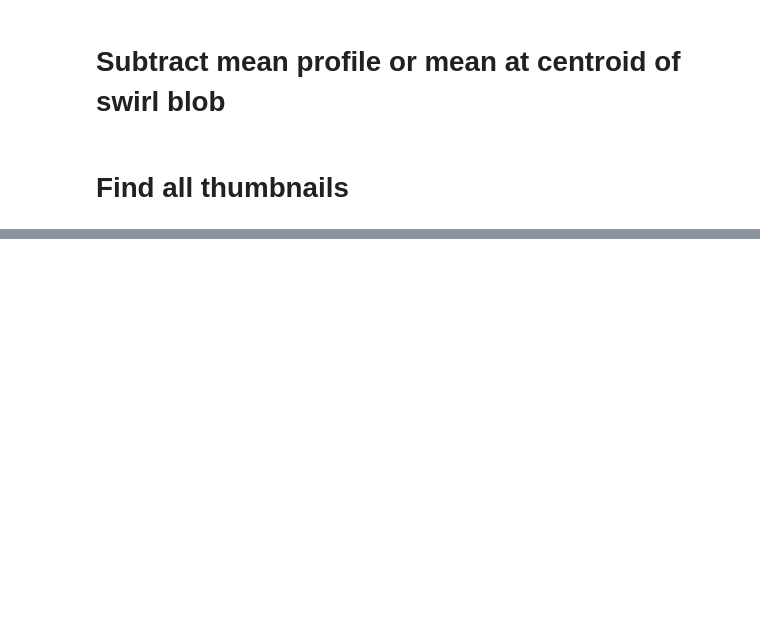
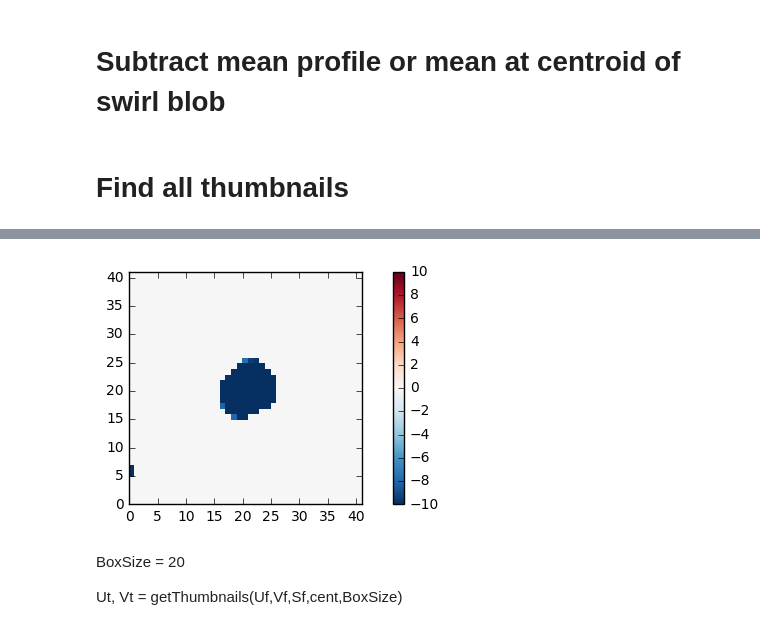
Before and after one commit to owenjhwilliams/ASIIT, a Jupyter notebook: runPODthumbnails.ipynb, the cells around one changed output, grey strips where cells are left out. Saved outputs shown, nothing was run; the diff lists cells and outputs as text; code cells hidden in the pictures; blank space fills up the shorter version.

```diff
--- a/runPODthumbnails.ipynb
+++ b/runPODthumbnails.ipynb
@@ -58,0 +116,19 @@ Ut, Vt = getThumbnails(U,V,cent,BoxSize)
+# %%
+thumb = 0
+for i in range(len(cent)):
+    for j in range(len(cent[i])):
+
+        Ut[:,:,thumb] = Uf2[cent[i][j][0]:cent[i][j][0]+2*BoxSize+1,cent[i][j][1]:cent[i][j][1]+2*BoxSize+1,i]
+        #print(cent[i][j][0])
+        Vt[:,:,thumb] = Vf2[cent[i][j][0]:cent[i][j][0]+2*BoxSize+1,cent[i][j][1]:cent[i][j][1]+2*BoxSize+1,i]
+        St[:,:,thumb] = Sf2[cent[i][j][0]:cent[i][j][0]+2*BoxSize+1,cent[i][j][1]:cent[i][j][1]+2*BoxSize+1,i]
+        thumb+=1
+        #print(thumb)
+# %%
+[f, ax] = PIVutils.plotScalarField(St[:,:,0],bound=10)
+# %% [output]
+[figure, added]
+# %% [markdown]
+BoxSize = 20
+
+Ut, Vt = getThumbnails(Uf,Vf,Sf,cent,BoxSize)
```
Also changed, not shown: parts of 10 cells of this notebook, 1 other file.
